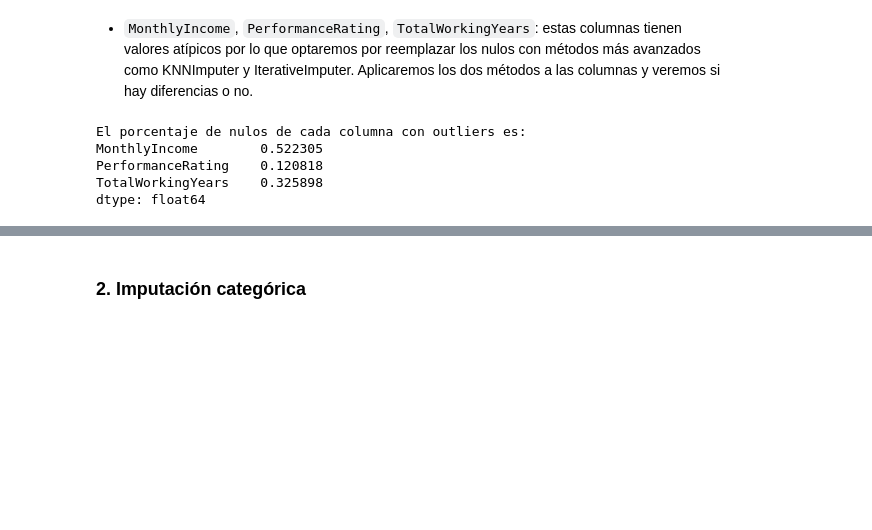
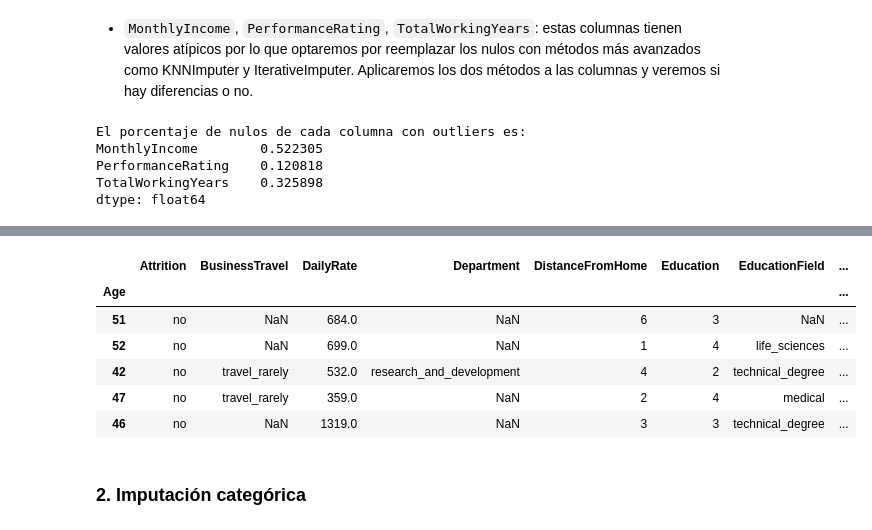
Before and after one commit to LuanaMagnabosco/Project-da-promo-A-modulo-3-team-2, a Jupyter notebook: fase-2B.ipynb, the cells around one changed output, grey strips where cells are left out. Cells and saved outputs as stored; diff of their text form; code cells hidden in the pictures; blank space fills up the shorter version.

```diff
--- a/fase-2B.ipynb
+++ b/fase-2B.ipynb
@@ -159,3 +230,24 @@ dtype: float64
+# %%
+# Eliminamos las columnas que ya no nos interesan
+# Eliminaremos las columnas con nulos: 'MonthlyIncome', 'PerformanceRating', 'TotalWorkingYears'
+# Eliminamos las columnas que peor imputaban los nulo: 'MonthlyIncome_Iterative', 'PerformanceRating_KNN', 'TotalWorkingYears_KNN'
+
+df_imputada.drop(['MonthlyIncome', 'PerformanceRating', 'TotalWorkingYears','MonthlyIncome_Iterative', 'PerformanceRating_KNN', 'TotalWorkingYears_KNN'], axis = 1, inplace = True)
+
+# Cambiamos el nombre de las columnas imputadas para que tengan el mismo nombre de origen
+nuevo_nombre = {"MonthlyIncome_KNN": "MonthlyIncome",  "PerformanceRating_Iterative": "PerformanceRating", "TotalWorkingYears_Iterative": "TotalWorkingYears"}
+df_imputada.rename(columns = nuevo_nombre, inplace = True)
+# %%
+# Compruebo que se ha imputado correctamente
+df_imputada.head()
+# %% [output]
+|  | Attrition | BusinessTravel | DailyRate | Department | DistanceFromHome | Education | EducationField | ... |
+| Age |  |  |  |  |  |  |  | ... |
+| 51 | no | NaN | 684.0 | NaN | 6 | 3 | NaN | ... |
+| 52 | no | NaN | 699.0 | NaN | 1 | 4 | life_sciences | ... |
+| 42 | no | travel_rarely | 532.0 | research_and_development | 4 | 2 | technical_degree | ... |
+| 47 | no | travel_rarely | 359.0 | NaN | 2 | 4 | medical | ... |
+| 46 | no | NaN | 1319.0 | NaN | 3 | 3 | technical_degree | ... |
 # %% [markdown]
 ### 2. Imputación categórica
 # %%
```
Also changed, not shown: parts of 12 cells of this notebook.
